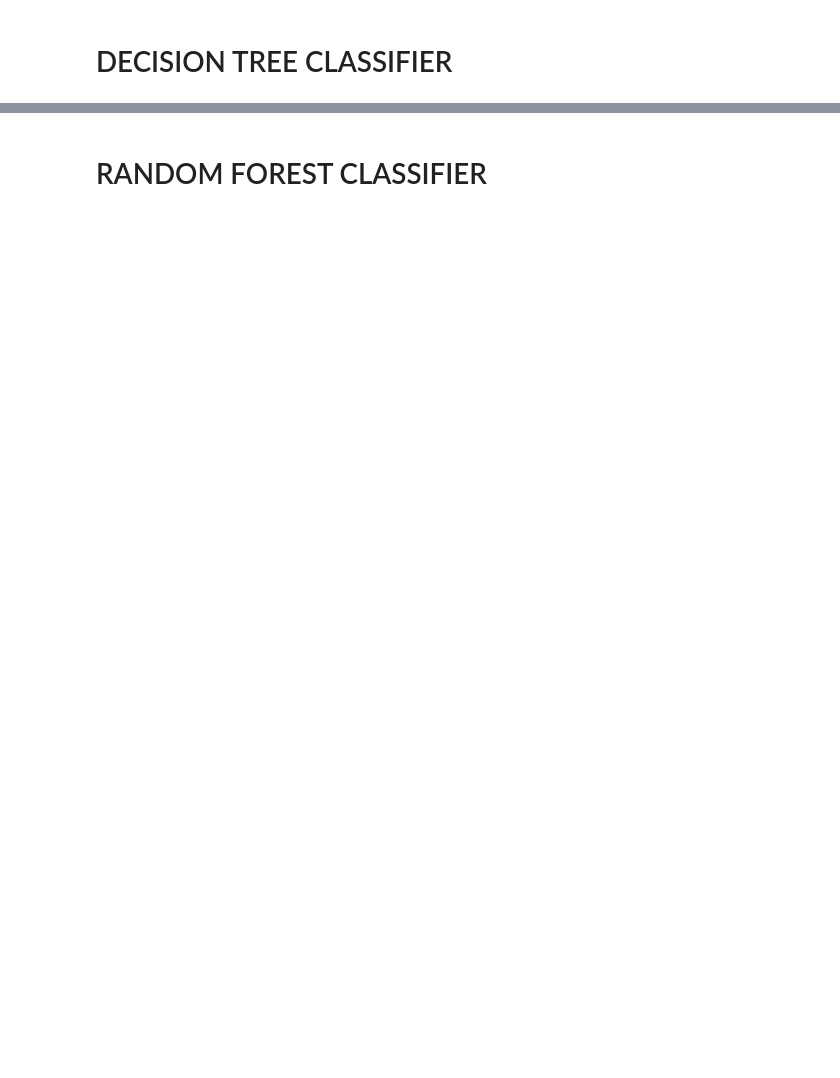
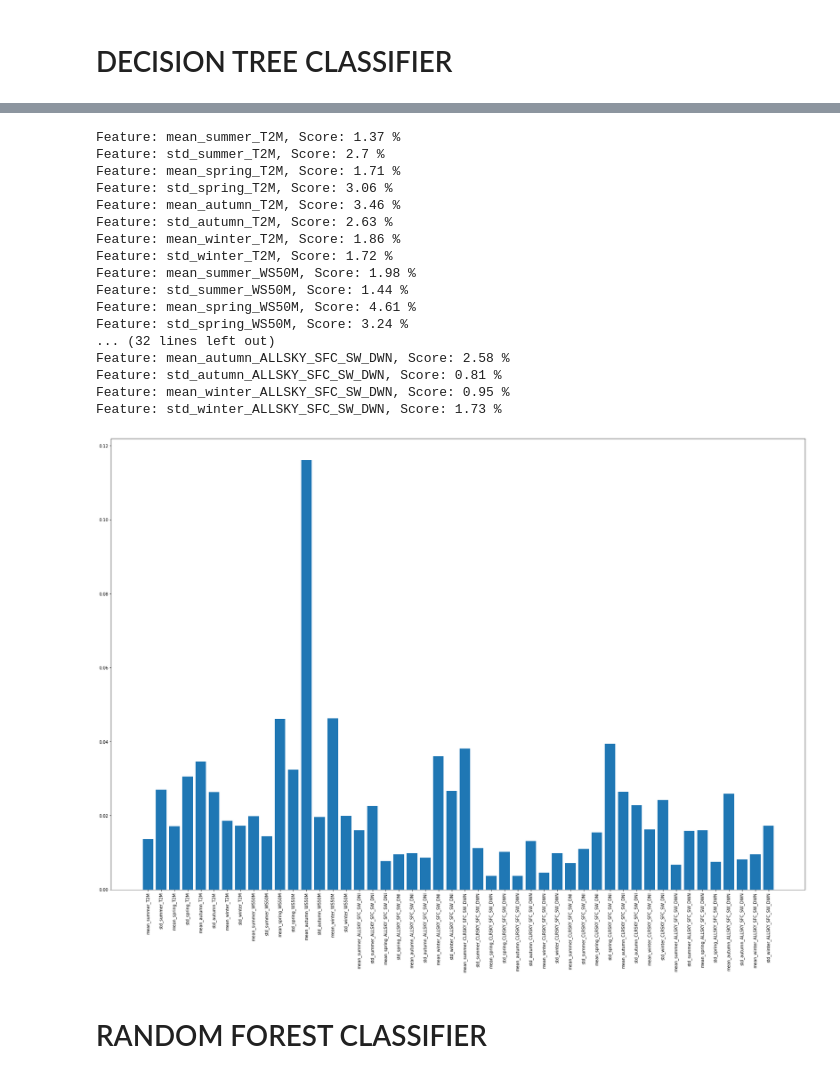
Before and after one commit to tomashbk/solar_wind_power_plants_prediction, a Jupyter notebook: notebooks/3-EDA-in-data-transformed-and-combined.ipynb, the cells around one changed output, grey strips where cells are left out. Saved outputs shown, nothing was run; the diff lists cells and outputs as text; code cells hidden in the pictures; blank space fills up the shorter version.

```diff
--- a/notebooks/3-EDA-in-data-transformed-and-combined.ipynb
+++ b/notebooks/3-EDA-in-data-transformed-and-combined.ipynb
@@ -374,14 +482,33 @@ sns.heatmap(confusion_matrix_return, annot=True, fmt = 'g')
 # %%
 importance = tree_model.feature_importances_
 # summarize feature importance
 for i,v in enumerate(importance):
 	print(f'Feature: {train_X.columns[i]}, Score: {np.around(v*100,2)} %')
 	# print('Feature: %0d, Score: %.5f' % (i,v))
 # plot feature importance
-plt.figure(figsize=(50,50))
+plt.figure(figsize=(30,20))
 plt.bar([train_X.columns[x] for x in range(len(importance))], importance)
 plt.xticks(rotation=90)
 plt.show()
+# %% [output]
+Feature: mean_summer_T2M, Score: 1.37 %
+Feature: std_summer_T2M, Score: 2.7 %
+Feature: mean_spring_T2M, Score: 1.71 %
+Feature: std_spring_T2M, Score: 3.06 %
+Feature: mean_autumn_T2M, Score: 3.46 %
+Feature: std_autumn_T2M, Score: 2.63 %
+Feature: mean_winter_T2M, Score: 1.86 %
+Feature: std_winter_T2M, Score: 1.72 %
+Feature: mean_summer_WS50M, Score: 1.98 %
+Feature: std_summer_WS50M, Score: 1.44 %
+Feature: mean_spring_WS50M, Score: 4.61 %
+Feature: std_spring_WS50M, Score: 3.24 %
+... (32 lines left out)
+Feature: mean_autumn_ALLSKY_SFC_SW_DWN, Score: 2.58 %
+Feature: std_autumn_ALLSKY_SFC_SW_DWN, Score: 0.81 %
+Feature: mean_winter_ALLSKY_SFC_SW_DWN, Score: 0.95 %
+Feature: std_winter_ALLSKY_SFC_SW_DWN, Score: 1.73 %
+[figure, added]
 # %% [markdown]
 # RANDOM FOREST CLASSIFIER
 # %%
```
Also changed, not shown: parts of 70 cells of this notebook, 11 other files.
